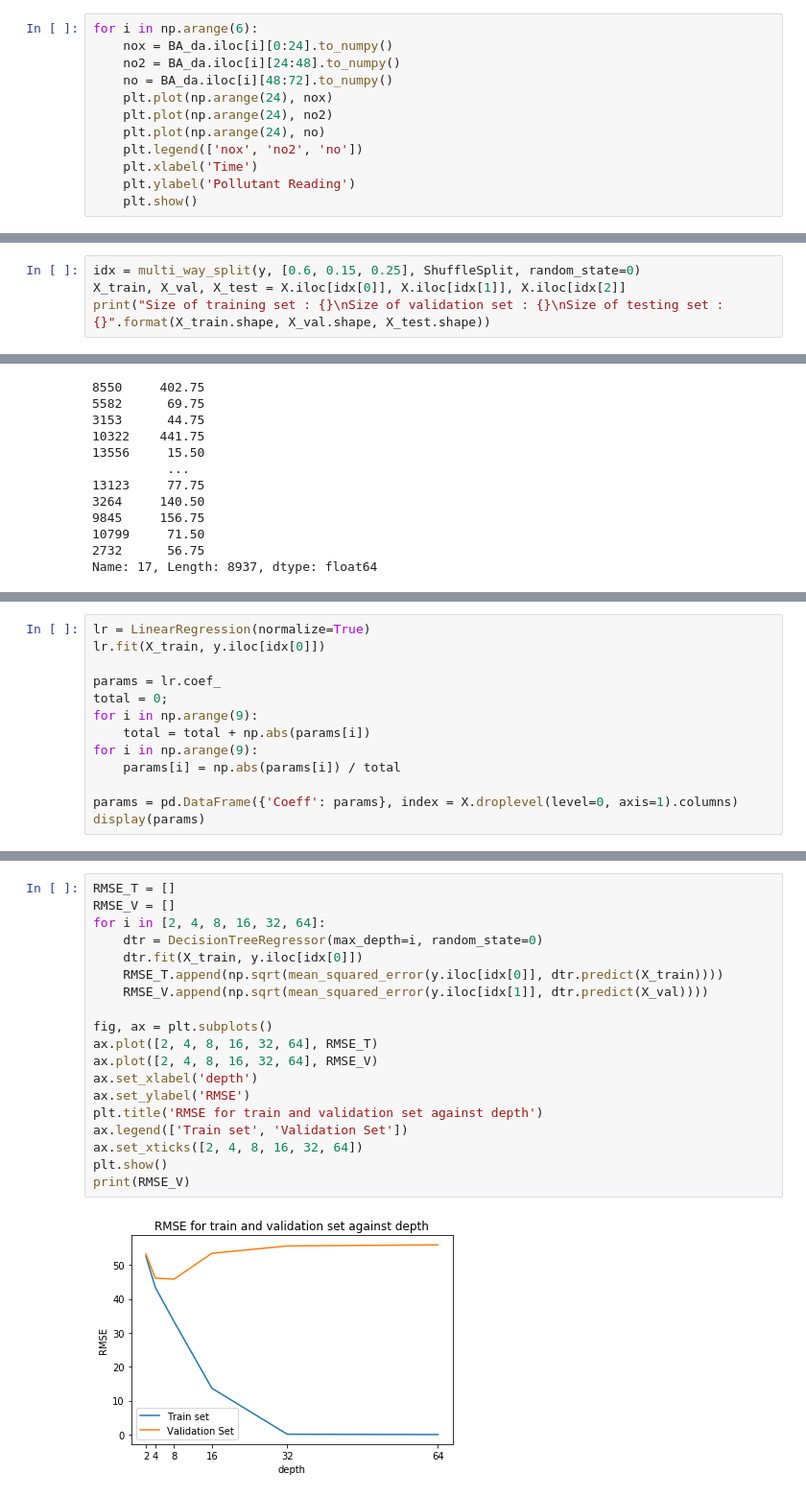
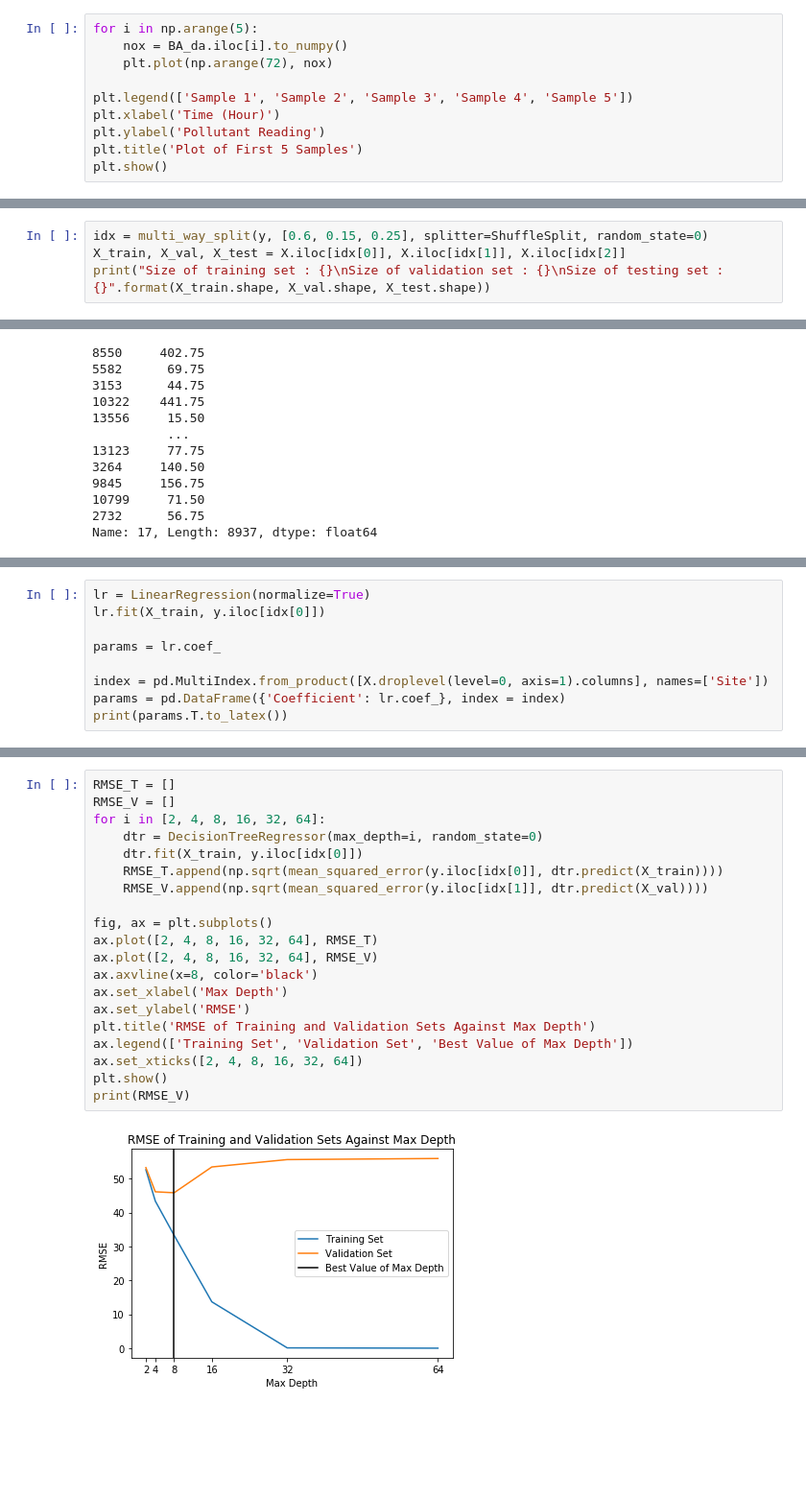
Before and after one commit to highpreef/IAML, a Jupyter notebook: Assignment 2.ipynb, the cells around one changed output, grey strips where cells are left out. Shown at 96% size. Cells and saved outputs as stored; diff of their text form; blank space fills up the shorter version.

```diff
--- a/Assignment 2.ipynb
+++ b/Assignment 2.ipynb
@@ -528,15 +569,13 @@ BA_da.head()
 |  | 2004-07-06 | 94.25 | 68.25 | 44.5 | 47.67 | 31.75 | 28.25 | 31.75 | 55.75 | 41.00 | 37.75 | ... |
 5 rows × 72 columns
 # %%
-for i in np.arange(6):
-    nox = BA_da.iloc[i][0:24].to_numpy()
-    no2 = BA_da.iloc[i][24:48].to_numpy()
-    no = BA_da.iloc[i][48:72].to_numpy()
-    plt.plot(np.arange(24), nox)
-    plt.plot(np.arange(24), no2)
-    plt.plot(np.arange(24), no)
-    plt.legend(['nox', 'no2', 'no'])
-    plt.xlabel('Time')
-    plt.ylabel('Pollutant Reading')
-    plt.show()
+for i in np.arange(5):
+    nox = BA_da.iloc[i].to_numpy()
+    plt.plot(np.arange(72), nox)
+
+plt.legend(['Sample 1', 'Sample 2', 'Sample 3', 'Sample 4', 'Sample 5'])
+plt.xlabel('Time (Hour)')
+plt.ylabel('Pollutant Reading')
+plt.title('Plot of First 5 Samples')
+plt.show()
 # %% [output]
@@ -662,7 +763,7 @@ NOx = BA_sa.groupby(axis=1, level=0).get_group('NOx')
 X = NOx.drop(columns='17', level=1)
 y = NOx['NOx']['17']
 # %%
-idx = multi_way_split(y, [0.6, 0.15, 0.25], ShuffleSplit, random_state=0)
+idx = multi_way_split(y, [0.6, 0.15, 0.25], splitter=ShuffleSplit, random_state=0)
 X_train, X_val, X_test = X.iloc[idx[0]], X.iloc[idx[1]], X.iloc[idx[2]]
 print("Size of training set : {}\nSize of validation set : {}\nSize of testing set : {}".format(X_train.shape, X_val.shape, X_test.shape))
 # %% [output]
@@ -708,12 +818,8 @@ lr = LinearRegression(normalize=True)
 lr.fit(X_train, y.iloc[idx[0]])
 
 params = lr.coef_
-total = 0;
-for i in np.arange(9):
-    total = total + np.abs(params[i])
-for i in np.arange(9):
-    params[i] = np.abs(params[i]) / total
 
-params = pd.DataFrame({'Coeff': params}, index = X.droplevel(level=0, axis=1).columns)
-display(params)
+index = pd.MultiIndex.from_product([X.droplevel(level=0, axis=1).columns], names=['Site'])
+params = pd.DataFrame({'Coefficient': lr.coef_}, index = index)
+print(params.T.to_latex())
 # %% [output]
@@ -760,22 +878,23 @@ print(RMSE_V)
 # %%
 RMSE_T = []
 RMSE_V = []
 for i in [2, 4, 8, 16, 32, 64]:
     dtr = DecisionTreeRegressor(max_depth=i, random_state=0)
     dtr.fit(X_train, y.iloc[idx[0]])
     RMSE_T.append(np.sqrt(mean_squared_error(y.iloc[idx[0]], dtr.predict(X_train))))
     RMSE_V.append(np.sqrt(mean_squared_error(y.iloc[idx[1]], dtr.predict(X_val))))
 
 fig, ax = plt.subplots()
 ax.plot([2, 4, 8, 16, 32, 64], RMSE_T)
 ax.plot([2, 4, 8, 16, 32, 64], RMSE_V)
-ax.set_xlabel('depth')
+ax.axvline(x=8, color='black')
+ax.set_xlabel('Max Depth')
 ax.set_ylabel('RMSE')
-plt.title('RMSE for train and validation set against depth')
-ax.legend(['Train set', 'Validation Set'])
+plt.title('RMSE of Training and Validation Sets Against Max Depth')
+ax.legend(['Training Set', 'Validation Set', 'Best Value of Max Depth'])
 ax.set_xticks([2, 4, 8, 16, 32, 64])
 plt.show()
 print(RMSE_V)
 # %% [output]
-[figure, old version]
+[figure, new version]
 [53.25095179219833, 46.12769116861275, 45.84380928287788, 53.4486396323909, 55.62441997967441, 55.9470657647145]
```
Also changed, not shown: parts of 37 cells of this notebook, 23 other files.
